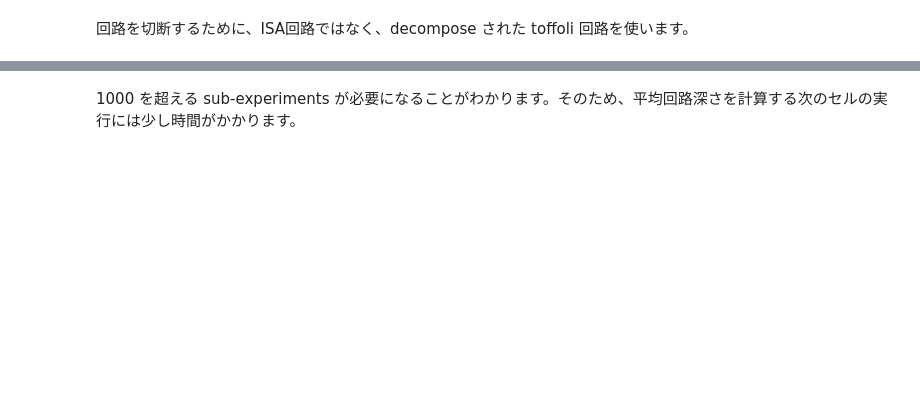
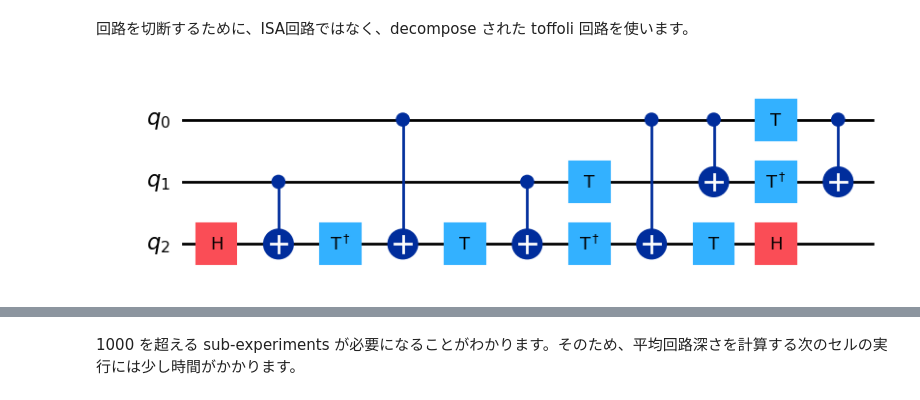
Before and after one commit to quantum-tokyo/ibm-quantum-challenge-textbook, a Jupyter notebook: src/2024-spring-lab-3-circuit-knitting-ja.ipynb, the cells around one changed output, grey strips where cells are left out. Saved outputs shown, nothing was run; the diff lists cells and outputs as text; code cells hidden in the pictures; blank space fills up the shorter version.

```diff
--- a/src/2024-spring-lab-3-circuit-knitting-ja.ipynb
+++ b/src/2024-spring-lab-3-circuit-knitting-ja.ipynb
@@ -230,2 +286,8 @@ isa_qc.draw("mpl", scale=0.6, idle_wires=False, fold=False)
 # %% [markdown]
 回路を切断するために、ISA回路ではなく、decompose された toffoli 回路を使います。
+# %%
+# Decompose the toffoli circuit
+toffoli_ = toffoli.decompose()
+toffoli_.draw('mpl')
+# %% [output]
+[figure, added]
```
Also changed, not shown: parts of 36 cells of this notebook, 5 other files.
